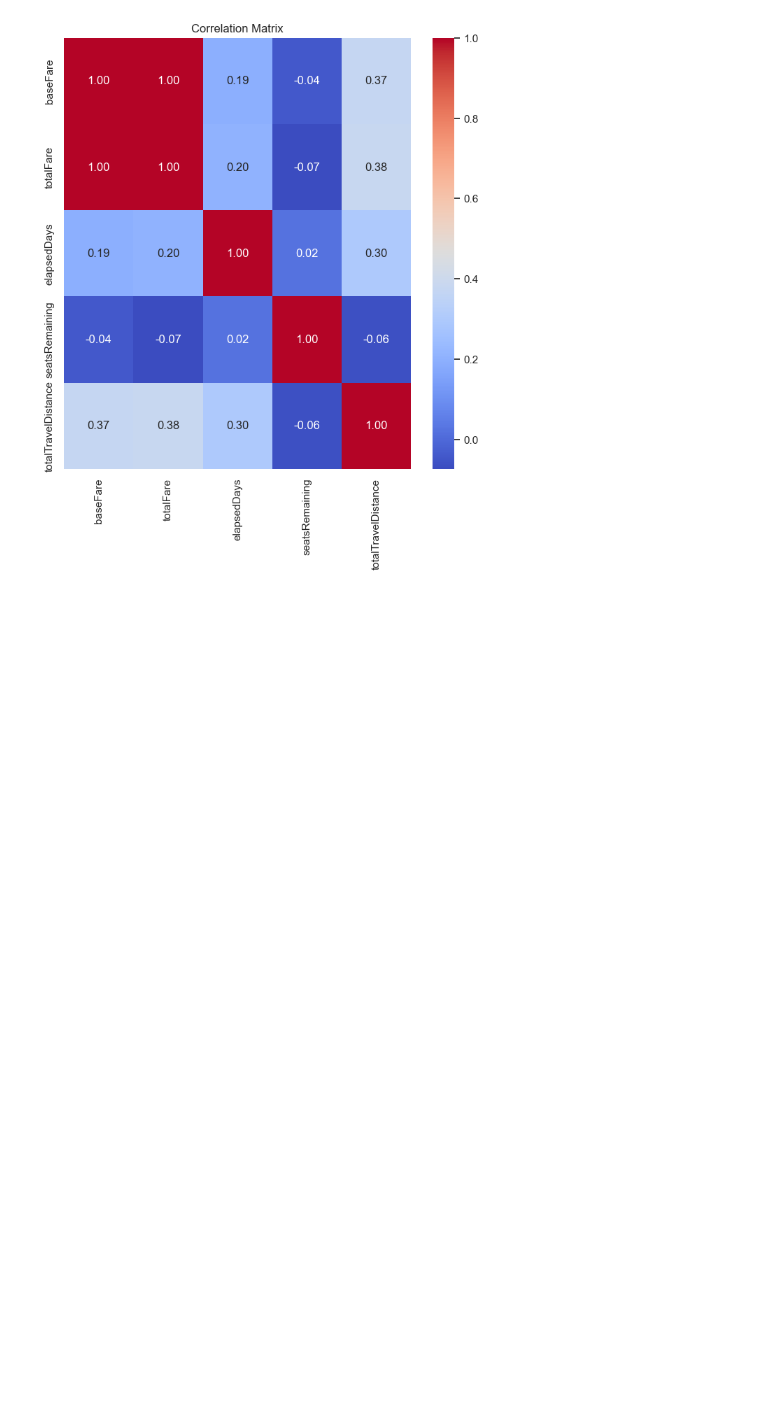
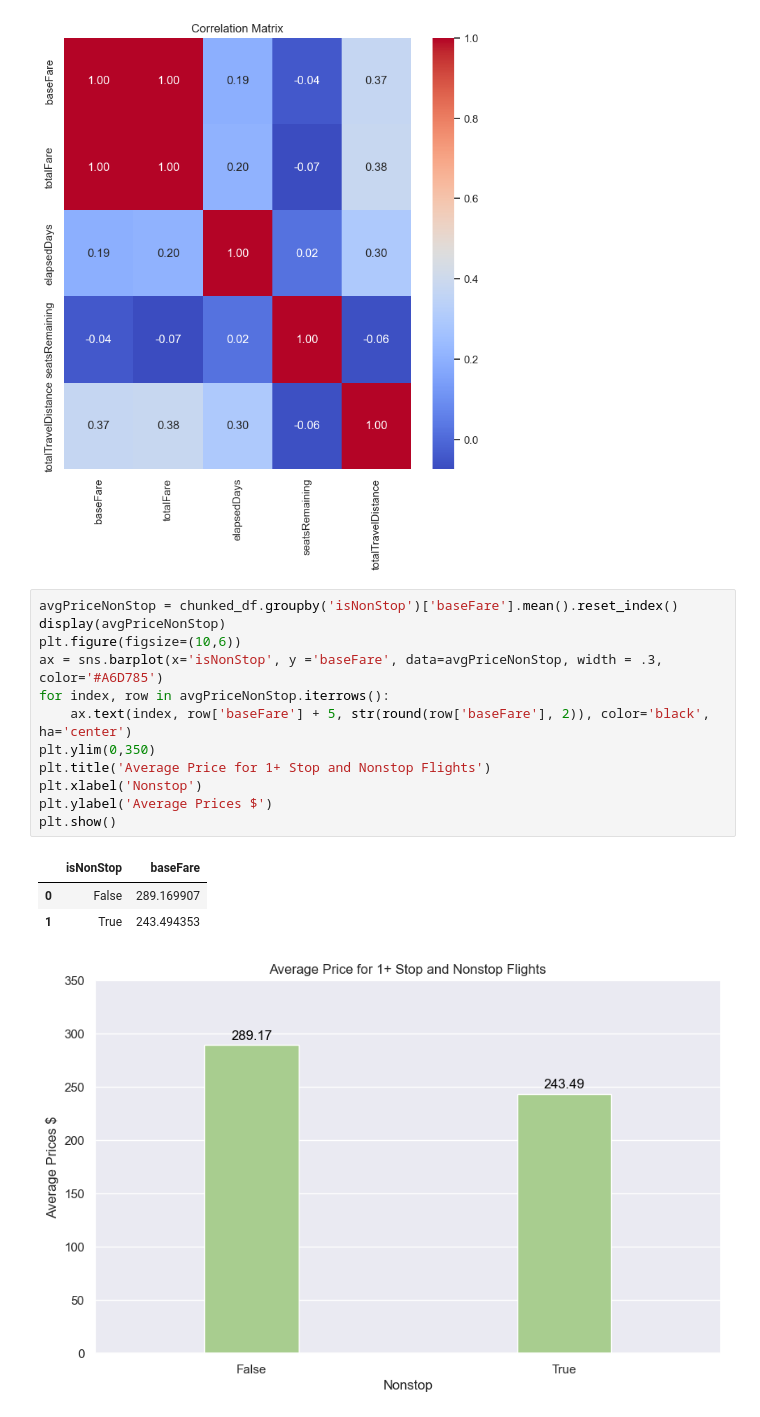
Before and after one commit to emshao/FlightPricePredictor, a Jupyter notebook: visualizations_kaylie.ipynb, the cells around one changed output. Cells and saved outputs as stored; diff of their text form; blank space fills up the shorter version.

Commit message:
more visualizations

```diff
--- a/visualizations_kaylie.ipynb
+++ b/visualizations_kaylie.ipynb
@@ -133,3 +133,20 @@ plt.title('Correlation Matrix')
 plt.show()
 # %% [output]
 [figure]
+# %%
+avgPriceNonStop = chunked_df.groupby('isNonStop')['baseFare'].mean().reset_index()
+display(avgPriceNonStop)
+plt.figure(figsize=(10,6))
+ax = sns.barplot(x='isNonStop', y ='baseFare', data=avgPriceNonStop, width = .3, color='#A6D785')
+for index, row in avgPriceNonStop.iterrows():
+    ax.text(index, row['baseFare'] + 5, str(round(row['baseFare'], 2)), color='black', ha='center')
+plt.ylim(0,350)
+plt.title('Average Price for 1+ Stop and Nonstop Flights')
+plt.xlabel('Nonstop')
+plt.ylabel('Average Prices $')
+plt.show()
+# %% [output]
+|  | isNonStop | baseFare |
+| 0 | False | 289.169907 |
+| 1 | True | 243.494353 |
+[figure, added]
```
Also changed, not shown: parts of 1 cell of this notebook.
